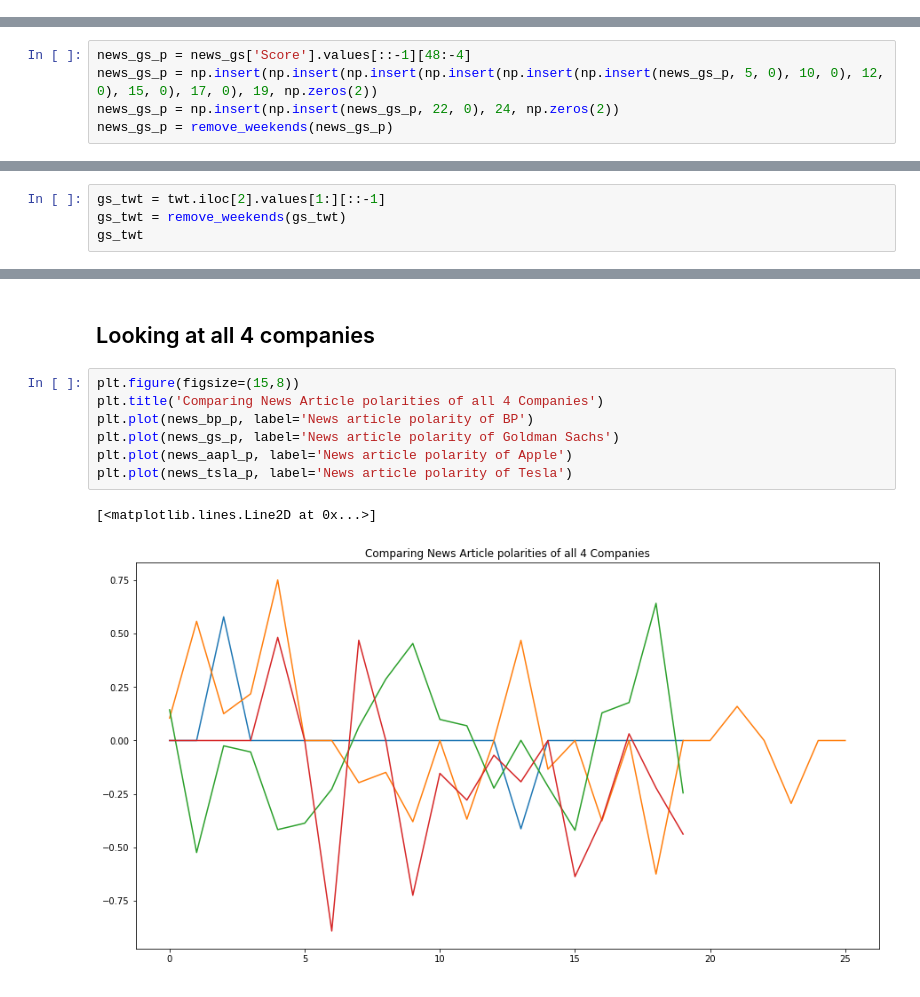
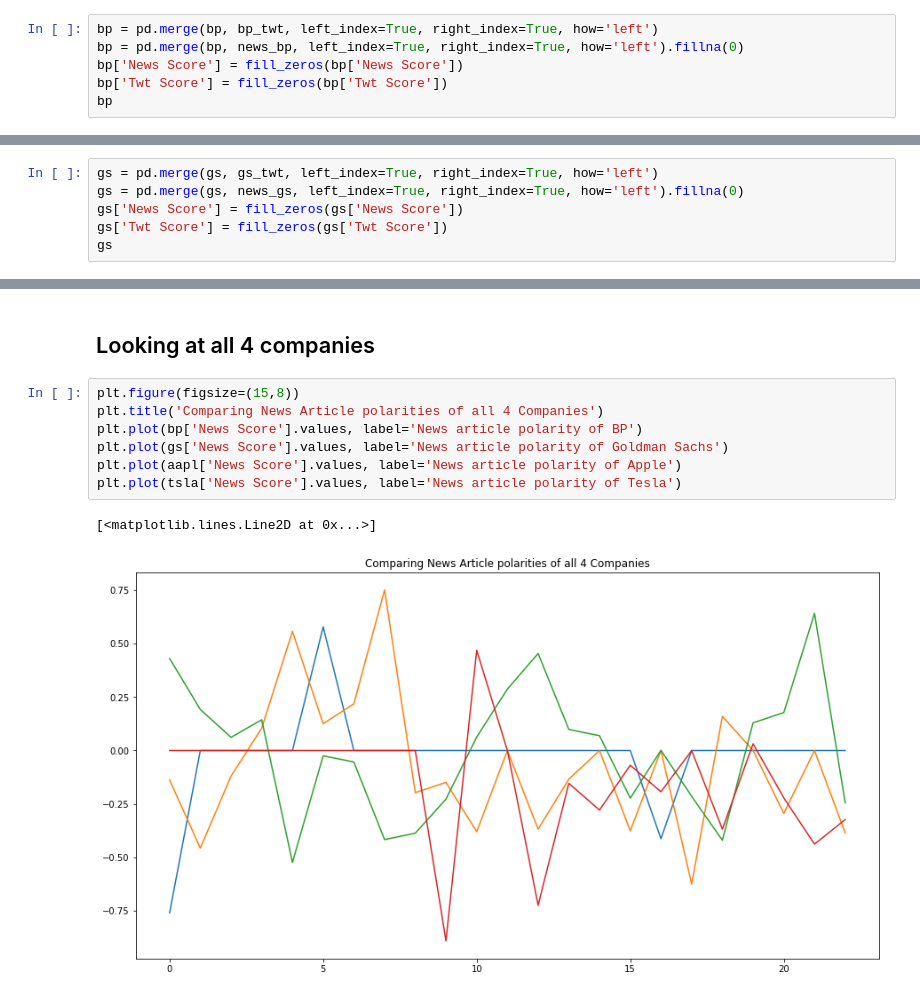
Before and after one commit to IlkoMihov/sentimental-analysis, a Jupyter notebook: stock-data.ipynb, the cells around one changed output, grey strips where cells are left out. Cells and saved outputs as stored; diff of their text form.

```diff
--- a/stock-data.ipynb
+++ b/stock-data.ipynb
@@ -387,0 +405,6 @@ ax.legend()
+# %%
+bp = pd.merge(bp, bp_twt, left_index=True, right_index=True, how='left')
+bp = pd.merge(bp, news_bp, left_index=True, right_index=True, how='left').fillna(0)
+bp['News Score'] = fill_zeros(bp['News Score'])
+bp['Twt Score'] = fill_zeros(bp['Twt Score'])
+bp
@@ -446,8 +495,3 @@ news_gs
-# %%
-news_gs_p = news_gs['Score'].values[::-1][48:-4]
-news_gs_p = np.insert(np.insert(np.insert(np.insert(np.insert(np.insert(news_gs_p, 5, 0), 10, 0), 12, 0), 15, 0), 17, 0), 19, np.zeros(2))
-news_gs_p = np.insert(np.insert(news_gs_p, 22, 0), 24, np.zeros(2))
-news_gs_p = remove_weekends(news_gs_p)
 # %%
 gs = download_stocks('GS', start, end)
 gs.head()
@@ -462,4 +505,0 @@ gs.head()
-# %%
-gs_twt = twt.iloc[2].values[1:][::-1]
-gs_twt = remove_weekends(gs_twt)
-gs_twt
@@ -494,0 +506,6 @@ ax.legend()
+# %%
+gs = pd.merge(gs, gs_twt, left_index=True, right_index=True, how='left')
+gs = pd.merge(gs, news_gs, left_index=True, right_index=True, how='left').fillna(0)
+gs['News Score'] = fill_zeros(gs['News Score'])
+gs['Twt Score'] = fill_zeros(gs['Twt Score'])
+gs
@@ -533,10 +597,10 @@ gs['Close'].plot(x='Date', figsize=(15,8), title='Goldman Sachs Closing Price')
 # %%
 plt.figure(figsize=(15,8))
 plt.title('Comparing News Article polarities of all 4 Companies')
-plt.plot(news_bp_p, label='News article polarity of BP')
-plt.plot(news_gs_p, label='News article polarity of Goldman Sachs')
-plt.plot(news_aapl_p, label='News article polarity of Apple')
-plt.plot(news_tsla_p, label='News article polarity of Tesla')
+plt.plot(bp['News Score'].values, label='News article polarity of BP')
+plt.plot(gs['News Score'].values, label='News article polarity of Goldman Sachs')
+plt.plot(aapl['News Score'].values, label='News article polarity of Apple')
+plt.plot(tsla['News Score'].values, label='News article polarity of Tesla')
 # %% [output]
 [<matplotlib.lines.Line2D at 0x...>]
-[figure, old version]
+[figure, new version]
```
Also changed, not shown: parts of 56 cells of this notebook.
